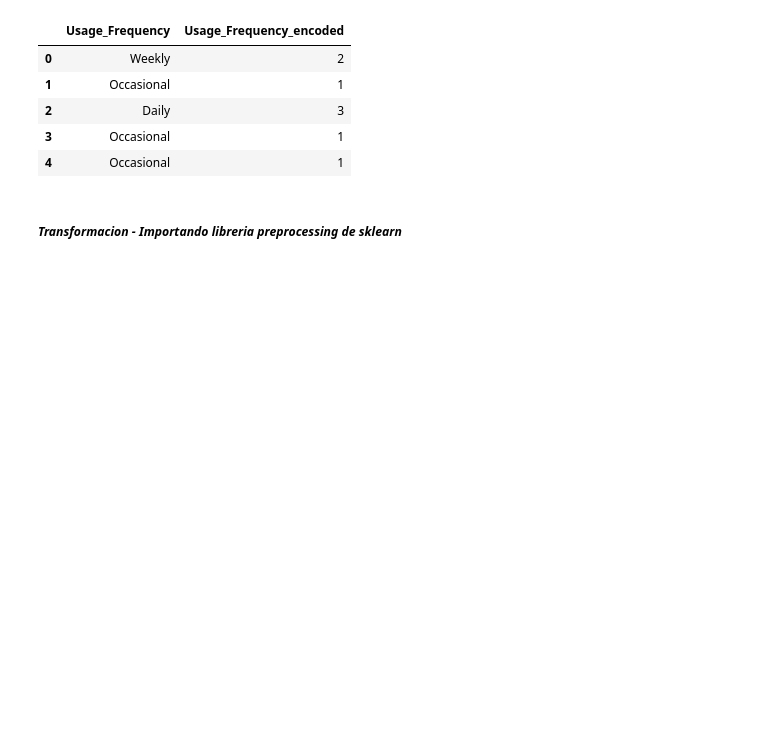
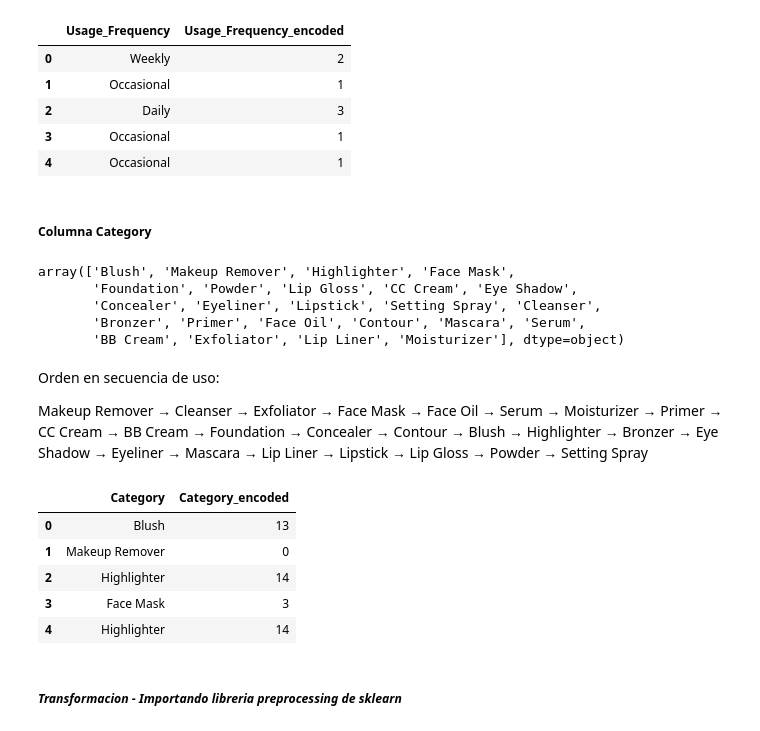
Before and after one commit to MayeLabs/ByCProducts2024, a Jupyter notebook: notebooks/data_cleaning.ipynb, the cells around one changed output. Drawn from its saved outputs; the diff is of its cells as text; code cells hidden in the pictures; blank space fills up the shorter version.

Commit message:
Notebook: Applying label encode with MAP to Category column

```diff
--- a/notebooks/data_cleaning.ipynb
+++ b/notebooks/data_cleaning.ipynb
@@ -373,6 +373,35 @@ df[['Usage_Frequency', 'Usage_Frequency_encoded']].head()
 | 2 | Daily | 3 |
 | 3 | Occasional | 1 |
 | 4 | Occasional | 1 |
+# %% [markdown]
+##### Columna Category
+# %%
+df['Category'].unique()
+# %% [output]
+array(['Blush', 'Makeup Remover', 'Highlighter', 'Face Mask',
+       'Foundation', 'Powder', 'Lip Gloss', 'CC Cream', 'Eye Shadow',
+       'Concealer', 'Eyeliner', 'Lipstick', 'Setting Spray', 'Cleanser',
+       'Bronzer', 'Primer', 'Face Oil', 'Contour', 'Mascara', 'Serum',
+       'BB Cream', 'Exfoliator', 'Lip Liner', 'Moisturizer'], dtype=object)
+# %% [markdown]
+Orden en secuencia de uso:
+
+Makeup Remover → Cleanser → Exfoliator → Face Mask → Face Oil → Serum → Moisturizer → Primer → CC Cream → BB Cream → Foundation → Concealer → Contour → Blush → Highlighter → Bronzer → Eye Shadow → Eyeliner → Mascara → Lip Liner → Lipstick → Lip Gloss → Powder → Setting Spray
+# %%
+#Dictionary
+order_category = {'Makeup Remover':0, 'Cleanser':1, 'Exfoliator':2, 'Face Mask':3, 'Face Oil':4,'Serum':5,'Moisturizer':6, 'Primer':7, 'CC Cream': 8, 'BB Cream':9,
+                 'Foundation':10, 'Concealer':11, 'Contour':12, 'Blush':13, 'Highlighter':14, 'Bronzer':15, 'Eye Shadow':16, 'Eyeliner':17, 'Mascara':18, 'Lip Liner':19,
+                 'Lipstick':20, 'Lip Gloss':21, 'Powder':22, 'Setting Spray':23 }
+# Apply map
+df['Category_encoded'] = df['Category'].map(order_category)
+df[['Category', 'Category_encoded']].head()
+# %% [output]
+|  | Category | Category_encoded |
+| 0 | Blush | 13 |
+| 1 | Makeup Remover | 0 |
+| 2 | Highlighter | 14 |
+| 3 | Face Mask | 3 |
+| 4 | Highlighter | 14 |
 # %% [markdown]
 ##### *Transformacion - Importando libreria preprocessing de sklearn*
 # %%
```
Also changed, not shown: parts of 3 cells of this notebook.
